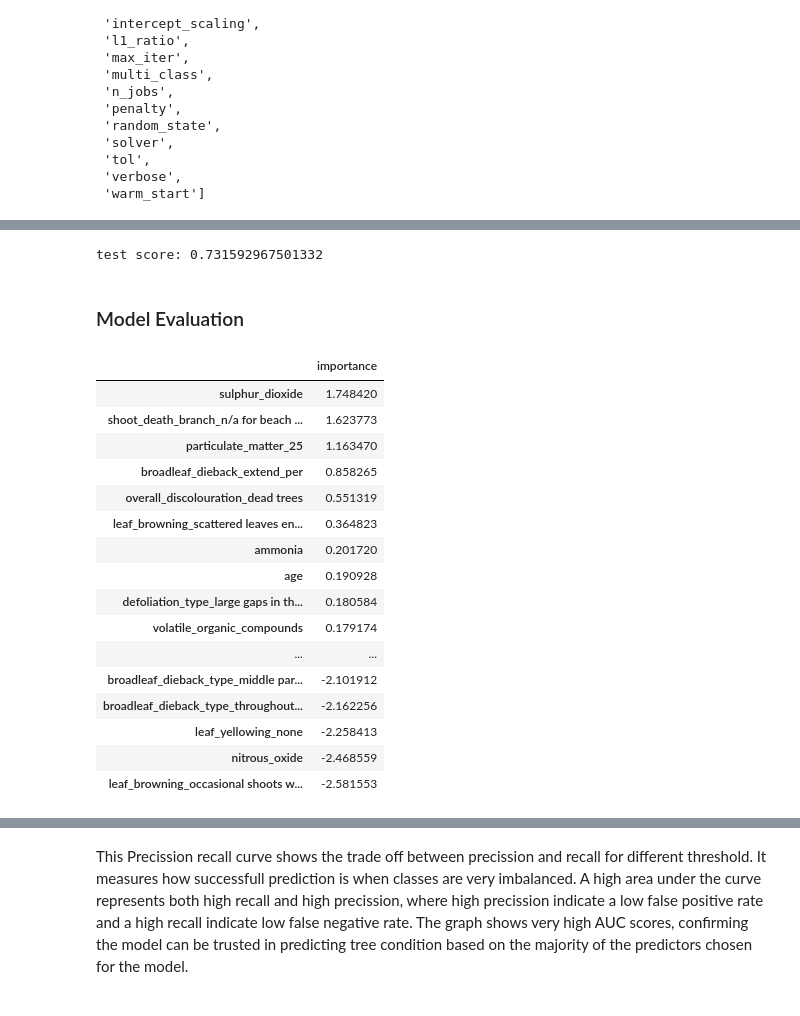
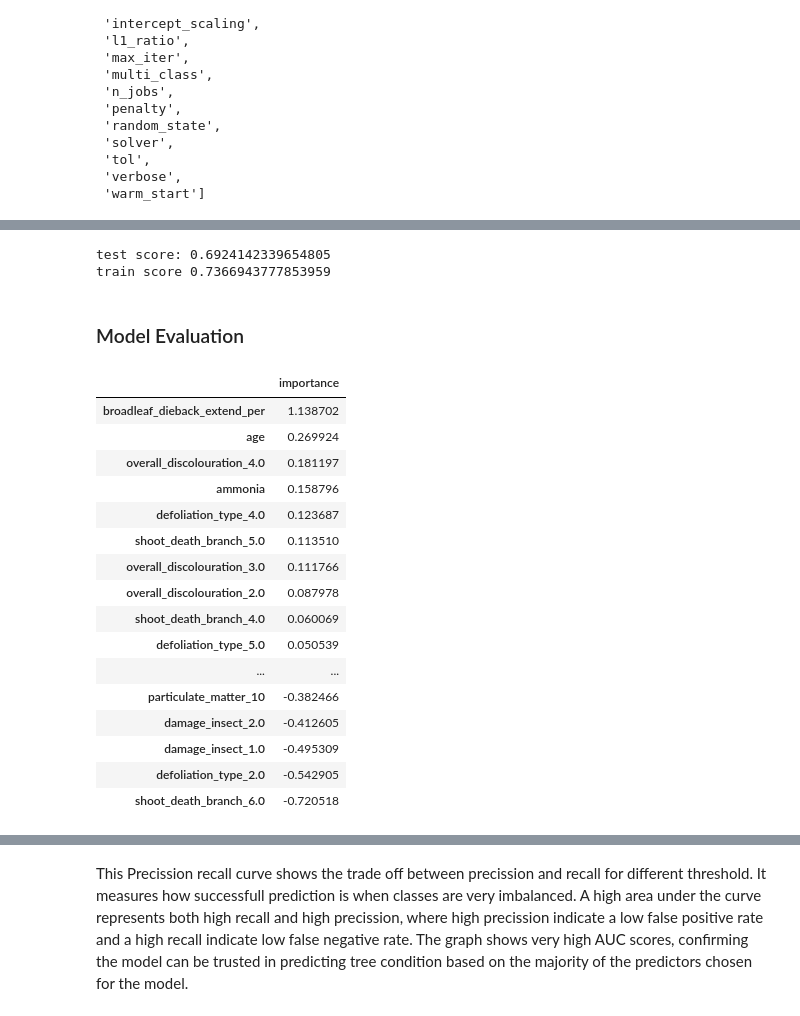
Before and after one commit to sandraabu/Forest-Health, a Jupyter notebook: Capstone modeling Classification.ipynb, the cells around one changed output, grey strips where cells are left out. Saved outputs shown, nothing was run; the diff lists cells and outputs as text; code cells hidden in the pictures.

```diff
--- a/Capstone modeling Classification.ipynb
+++ b/Capstone modeling Classification.ipynb
@@ -29,5 +32,11 @@ array([15., 25., 10., 30., 55., 40., 60., 45., 20.,  5., 50., 75., 70.,
 # %% [markdown]
 ### Creating binary target variable crown density class
+# %%
+#creating mean of local crown density reduction based on tree species
+mean_col = df.groupby(['year', 'species'])['local_crown_density'].mean() # don't reset the index!
+df = df.set_index(['year', 'species']) # make the same index here
+df['mean_col'] = mean_col
+df = df.reset_index() # to take the hierarchical index off again
 # %%
 crown_mean = np.mean(df['mean_col'])
 crown_mean
@@ -238,10 +259,8 @@ X = X
 X_train, X_test, y_train, y_test = train_test_split(
     X, y, test_size=0.2,
      random_state=1)
-#applying SMOTE to avoid class imbalance
-oversample = SMOTE()
-X_train,y_train = oversample.fit_resample(X_train, y_train)
 
+print('Models:')
 #standarizing with standard scaler
 scaler = StandardScaler()
 X_train = pd.DataFrame(scaler.fit_transform(X_train), columns=X.columns)
@@ -257,17 +276,20 @@ for model in models:
     print('train score:', train_score)
     test_score = model.score(X_test, y_test)
     print('test score:', test_score)
-    cross_val = cross_val_score(model, X_train, y_train, cv=5)
+    cross_val = cross_val_score(model, X_train, y_train, cv=5,n_jobs=3)
     print('cross val score:', cross_val)
-    cross_val_mean = cross_val_score(model, X_train, y_train, cv=5).mean()
+    cross_val_mean = cross_val_score(model, X_train, y_train, cv=5, n_jobs=3).mean()
     print('cross val mean score:', cross_val_mean)
     y_pred = model.predict(X_test)
-    acc_score = accuracy_score(y_test, y_pred)
-    print('accuracy score:', acc_score)
     print()
     cm = docm(y_test, y_pred)
+    print('Confusion matrix')
     print(cm)
-    res.append([model,train_score, test_score,cross_val, cross_val_mean, acc_score])
+    print()
+    print('Classification report')
+    print(classification_report(y_test, y_pred))
+    print()
+    res.append([model,train_score, test_score,cross_val, cross_val_mean])
     print()
     print('-'*60)
     print()
@@ -497,7 +764,7 @@ gs = GridSearchCV(estimator=model,
                   scoring='accuracy',
                   return_train_score=True)
 
-gs.fit(X2_train, y_train)
+gs.fit(X5_train, y5_train)
 
 # extract the grid search results
 
@@ -508,9 +775,9 @@ print(gs.best_estimator_.C)
 print('Best estimator mean cross validated training score:')
 print(gs.best_score_)
 print('Best estimator score on the full training set:')
-print(gs.score(X2_train, y_train))
+print(gs.score(X5_train, y5_train))
 print('Best estimator score on the test set:')
-print(gs.score(X2_test, y_test))
+print(gs.score(X5_test, y5_test))
 print('Best estimator coefficients:')
 print(gs.best_estimator_.coef_)
 # %% [output]
@@ -561,9 +821,12 @@ pd.DataFrame(gs.cv_results_).sort_values(by=['mean_test_score', 'std_test_score'
 20 rows × 24 columns
 # %%
-best_model = LogisticRegression(multi_class='ovr', max_iter=1000)
-best_model.fit(X2_train, y_train)
-test_score = best_model.score(X2_test, y_test)
+best_model = LogisticRegression(C = 0.005994842503189409, fit_intercept = True, penalty = 'l2', max_iter=1000)
+best_model.fit(X5_train, y5_train)
+test_score = best_model.score(X5_test, y5_test)
+train_score = best_model.score(X5_train, y5_train)
 print('test score:', test_score)
+print('train score', train_score)
 # %% [output]
-test score: 0.731592967501332
+test score: 0.6924142339654805
+train score 0.7366943777853959
 # %%
@@ -580,28 +843,28 @@ import scikitplot as skplt
 pd.set_option('display.max_columns', None)
 pd.set_option('display.max_rows', None)
 # %%
-df_coef = pd.DataFrame(best_model.coef_.T, index=X2_train.columns,
+df_coef = pd.DataFrame(best_model.coef_.T, index=X5_train.columns,
                        columns=['importance'])
 #  values of the coefficients
 df_coef.sort_values(by = 'importance', ascending = False)
 # %% [output]
 |  | importance |
-| sulphur_dioxide | 1.748420 |
-| shoot_death_branch_n/a for beach ... | 1.623773 |
-| particulate_matter_25 | 1.163470 |
-| broadleaf_dieback_extend_per | 0.858265 |
-| overall_discolouration_dead trees | 0.551319 |
-| leaf_browning_scattered leaves en... | 0.364823 |
-| ammonia | 0.201720 |
-| age | 0.190928 |
-| defoliation_type_large gaps in th... | 0.180584 |
-| volatile_organic_compounds | 0.179174 |
+| broadleaf_dieback_extend_per | 1.138702 |
+| age | 0.269924 |
+| overall_discolouration_4.0 | 0.181197 |
+| ammonia | 0.158796 |
+| defoliation_type_4.0 | 0.123687 |
+| shoot_death_branch_5.0 | 0.113510 |
+| overall_discolouration_3.0 | 0.111766 |
+| overall_discolouration_2.0 | 0.087978 |
+| shoot_death_branch_4.0 | 0.060069 |
+| defoliation_type_5.0 | 0.050539 |
 | ... | ... |
-| broadleaf_dieback_type_middle par... | -2.101912 |
-| broadleaf_dieback_type_throughout... | -2.162256 |
-| leaf_yellowing_none | -2.258413 |
-| nitrous_oxide | -2.468559 |
-| leaf_browning_occasional shoots w... | -2.581553 |
+| particulate_matter_10 | -0.382466 |
+| damage_insect_2.0 | -0.412605 |
+| damage_insect_1.0 | -0.495309 |
+| defoliation_type_2.0 | -0.542905 |
+| shoot_death_branch_6.0 | -0.720518 |
 # %%
 df_coef['coef_abs'] = df_coef.importance.abs()
 df_coef
```
Also changed, not shown: parts of 52 cells of this notebook.
